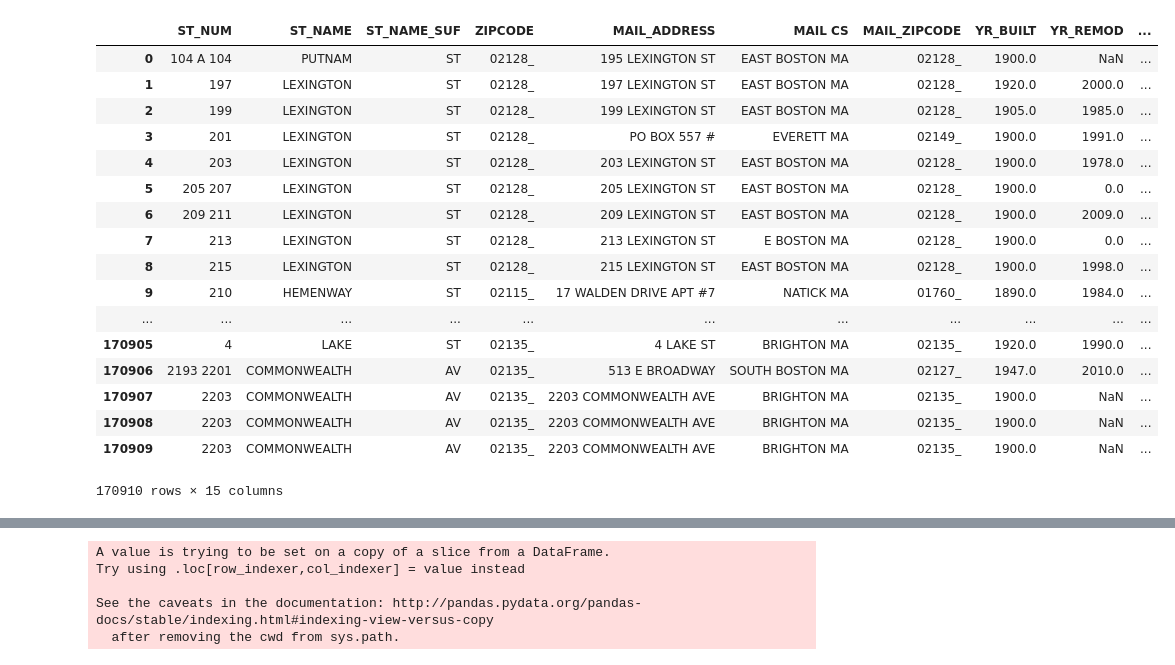
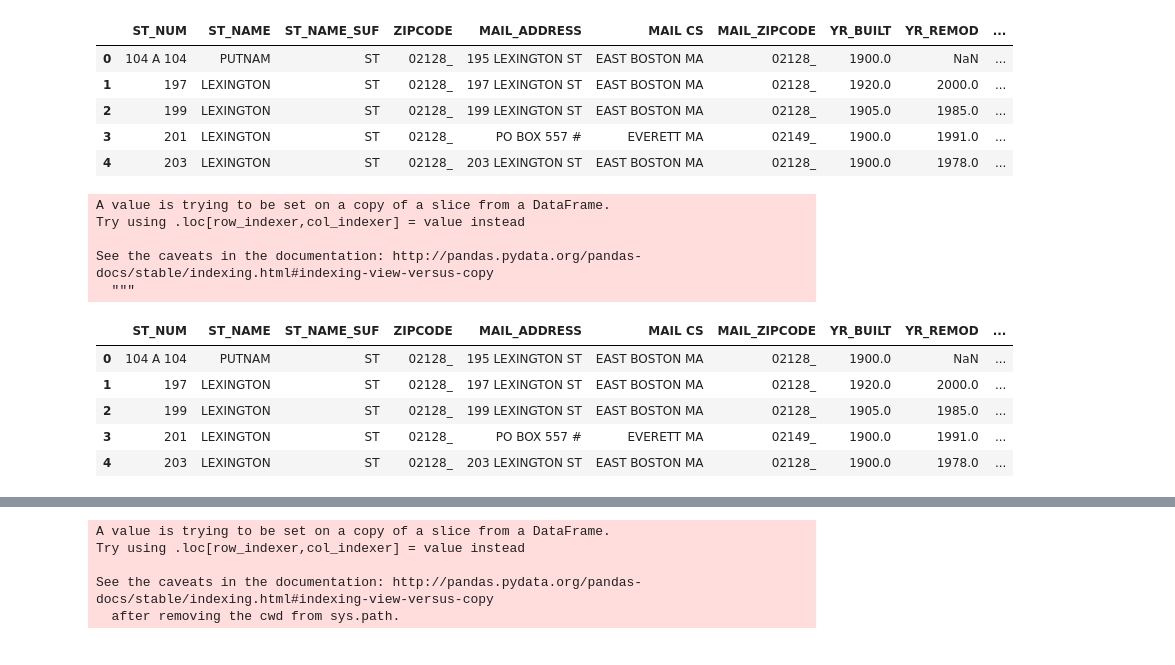
Before and after one commit to CoryVegan/Estimation-of-Energy-Use-Intensity-of-Buildings, a Jupyter notebook: berdo pa Integration/Integration_600_1200.ipynb, the cells around one changed output, grey strips where cells are left out. Drawn from its saved outputs; the diff is of its cells as text; code cells hidden in the pictures.

```diff
--- a/Untitled.ipynb
+++ b/berdo pa Integration/Integration_600_1200.ipynb
@@ -47,28 +16,33 @@ all_pa
 # %%
+# pa
+# leave only what we care
 pa = all_pa[["ST_NUM","ST_NAME","ST_NAME_SUF","ZIPCODE","MAIL_ADDRESS","MAIL CS","MAIL_ZIPCODE","YR_BUILT","YR_REMOD","NUM_FLOORS","STRUCTURE_CLASS","R_EXT_FIN","R_HEAT_TYP","U_ORIENT"]]
+pa.head()
+# %% [output]
+|  | ST_NUM | ST_NAME | ST_NAME_SUF | ZIPCODE | MAIL_ADDRESS | MAIL CS | MAIL_ZIPCODE | YR_BUILT | YR_REMOD | ... |
+| 0 | 104 A 104 | PUTNAM | ST | 02128_ | 195 LEXINGTON ST | EAST BOSTON MA | 02128_ | 1900.0 | NaN | ... |
+| 1 | 197 | LEXINGTON | ST | 02128_ | 197 LEXINGTON ST | EAST BOSTON MA | 02128_ | 1920.0 | 2000.0 | ... |
+| 2 | 199 | LEXINGTON | ST | 02128_ | 199 LEXINGTON ST | EAST BOSTON MA | 02128_ | 1905.0 | 1985.0 | ... |
+| 3 | 201 | LEXINGTON | ST | 02128_ | PO BOX 557 # | EVERETT MA | 02149_ | 1900.0 | 1991.0 | ... |
+| 4 | 203 | LEXINGTON | ST | 02128_ | 203 LEXINGTON ST | EAST BOSTON MA | 02128_ | 1900.0 | 1978.0 | ... |
 # %%
+# pa
+# add one more coloum of the line number
 tmp=[]
 for line in pa.iterrows():
    tmp.append(line[0])
 pa["dy"]=tmp
-pa
+pa.head()
 # %% [output]
+A value is trying to be set on a copy of a slice from a DataFrame.
+Try using .loc[row_indexer,col_indexer] = value instead
+
+See the caveats in the documentation: http://pandas.pydata.org/pandas-docs/stable/indexing.html#indexing-view-versus-copy
+  """
 |  | ST_NUM | ST_NAME | ST_NAME_SUF | ZIPCODE | MAIL_ADDRESS | MAIL CS | MAIL_ZIPCODE | YR_BUILT | YR_REMOD | ... |
 | 0 | 104 A 104 | PUTNAM | ST | 02128_ | 195 LEXINGTON ST | EAST BOSTON MA | 02128_ | 1900.0 | NaN | ... |
 | 1 | 197 | LEXINGTON | ST | 02128_ | 197 LEXINGTON ST | EAST BOSTON MA | 02128_ | 1920.0 | 2000.0 | ... |
 | 2 | 199 | LEXINGTON | ST | 02128_ | 199 LEXINGTON ST | EAST BOSTON MA | 02128_ | 1905.0 | 1985.0 | ... |
 | 3 | 201 | LEXINGTON | ST | 02128_ | PO BOX 557 # | EVERETT MA | 02149_ | 1900.0 | 1991.0 | ... |
 | 4 | 203 | LEXINGTON | ST | 02128_ | 203 LEXINGTON ST | EAST BOSTON MA | 02128_ | 1900.0 | 1978.0 | ... |
-| 5 | 205 207 | LEXINGTON | ST | 02128_ | 205 LEXINGTON ST | EAST BOSTON MA | 02128_ | 1900.0 | 0.0 | ... |
-| 6 | 209 211 | LEXINGTON | ST | 02128_ | 209 LEXINGTON ST | EAST BOSTON MA | 02128_ | 1900.0 | 2009.0 | ... |
-| 7 | 213 | LEXINGTON | ST | 02128_ | 213 LEXINGTON ST | E BOSTON MA | 02128_ | 1900.0 | 0.0 | ... |
-| 8 | 215 | LEXINGTON | ST | 02128_ | 215 LEXINGTON ST | EAST BOSTON MA | 02128_ | 1900.0 | 1998.0 | ... |
-| 9 | 210 | HEMENWAY | ST | 02115_ | 17 WALDEN DRIVE APT #7 | NATICK MA | 01760_ | 1890.0 | 1984.0 | ... |
-| ... | ... | ... | ... | ... | ... | ... | ... | ... | ... | ... |
-| 170905 | 4 | LAKE | ST | 02135_ | 4 LAKE ST | BRIGHTON MA | 02135_ | 1920.0 | 1990.0 | ... |
-| 170906 | 2193 2201 | COMMONWEALTH | AV | 02135_ | 513 E BROADWAY | SOUTH BOSTON MA | 02127_ | 1947.0 | 2010.0 | ... |
-| 170907 | 2203 | COMMONWEALTH | AV | 02135_ | 2203 COMMONWEALTH AVE | BRIGHTON MA | 02135_ | 1900.0 | NaN | ... |
-| 170908 | 2203 | COMMONWEALTH | AV | 02135_ | 2203 COMMONWEALTH AVE | BRIGHTON MA | 02135_ | 1900.0 | NaN | ... |
-| 170909 | 2203 | COMMONWEALTH | AV | 02135_ | 2203 COMMONWEALTH AVE | BRIGHTON MA | 02135_ | 1900.0 | NaN | ... |
-170910 rows × 15 columns
 # %%
```
Also changed, not shown: parts of 9 cells of this notebook, 16 other files.
